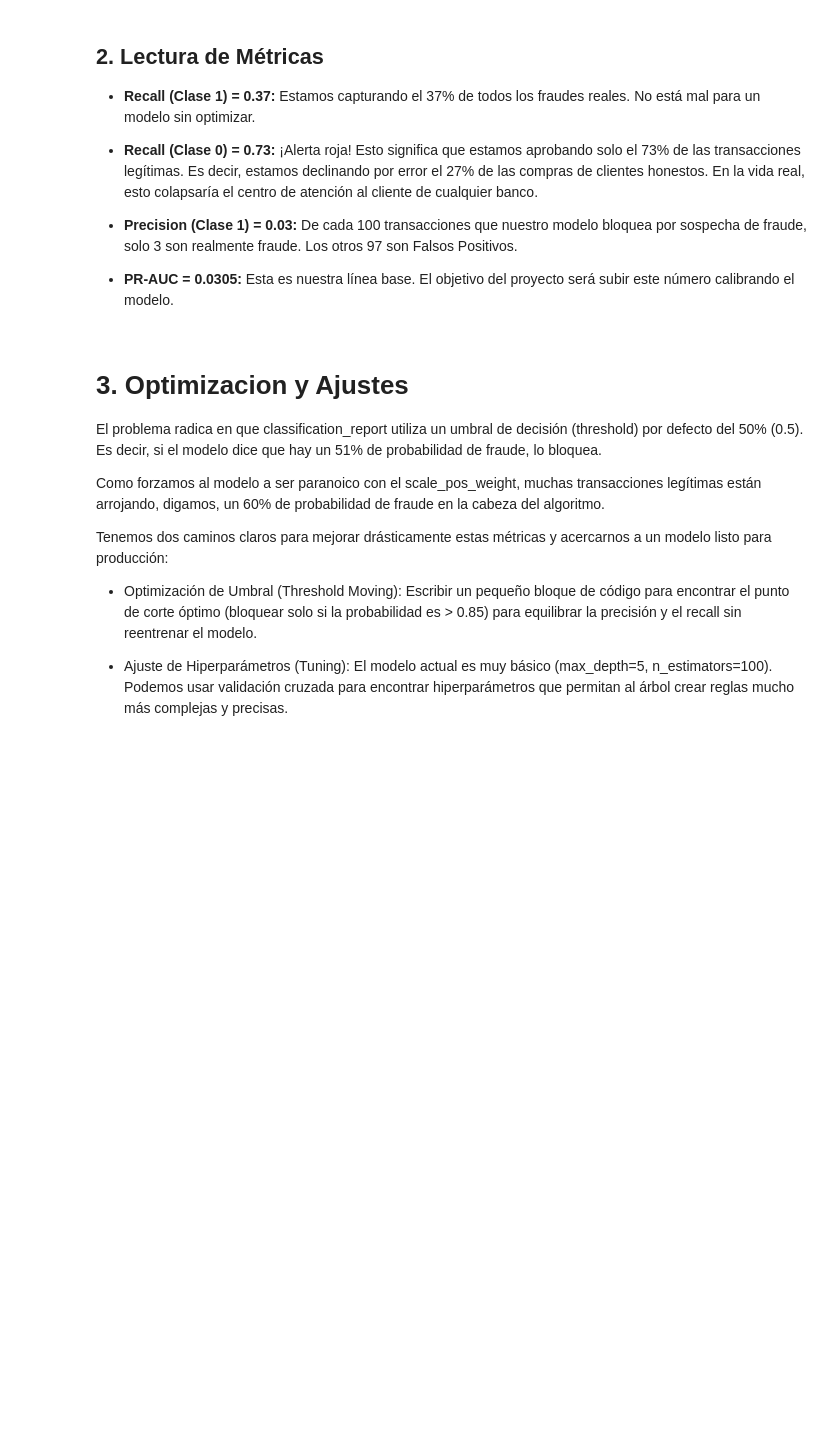
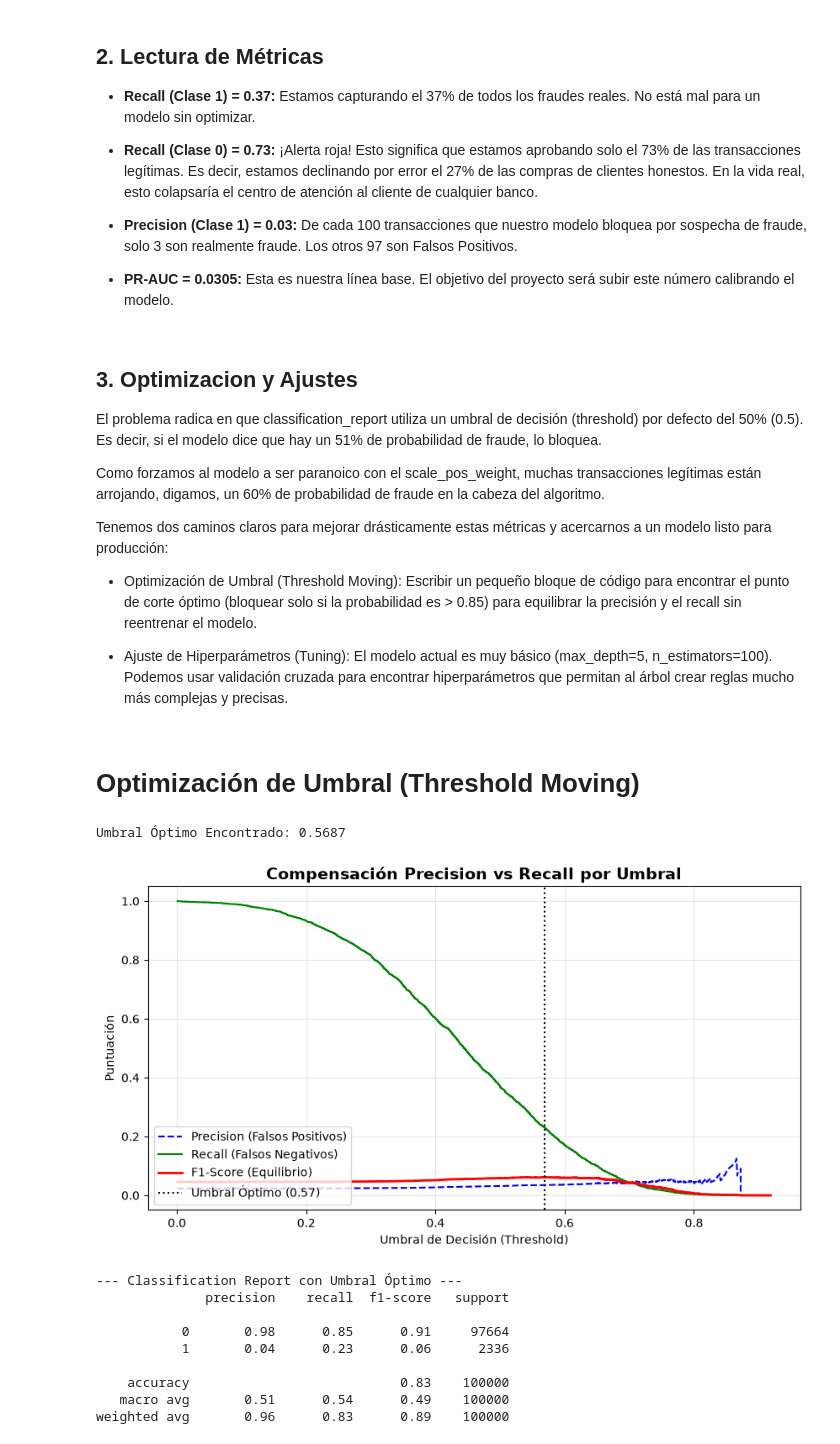
Before and after one commit to JorgeHdzRiv/Fintech-Fraud-Detection, a Jupyter notebook: notebooks/03_Modeling_Baseline.ipynb, the cells around one changed output. Drawn from its saved outputs; the diff is of its cells as text; code cells hidden in the pictures; blank space fills up the shorter version.

Commit message:
Optimizacion Umbral

```diff
--- a/notebooks/03_Modeling_Baseline.ipynb
+++ b/notebooks/03_Modeling_Baseline.ipynb
@@ -47,7 +49,7 @@ El modelo hizo exactamente lo que le pedimos: se volvió extremadamente paranoic
 
 * **PR-AUC = 0.0305:** Esta es nuestra línea base. El objetivo del proyecto será subir este número calibrando el modelo.
 # %% [markdown]
-# **3. Optimizacion y Ajustes**
+## **3. Optimizacion y Ajustes**
 
 El problema radica en que classification_report utiliza un umbral de decisión (threshold) por defecto del 50% (0.5). Es decir, si el modelo dice que hay un 51% de probabilidad de fraude, lo bloquea.
 
@@ -58,3 +60,56 @@ Tenemos dos caminos claros para mejorar drásticamente estas métricas y acercar
 * Optimización de Umbral (Threshold Moving): Escribir un pequeño bloque de código para encontrar el punto de corte óptimo (bloquear solo si la probabilidad es > 0.85) para equilibrar la precisión y el recall sin reentrenar el modelo.
 
 * Ajuste de Hiperparámetros (Tuning): El modelo actual es muy básico (max_depth=5, n_estimators=100). Podemos usar validación cruzada para encontrar hiperparámetros que permitan al árbol crear reglas mucho más complejas y precisas.
+# %% [markdown]
+# **Optimización de Umbral (Threshold Moving)**
+# %%
+import matplotlib.pyplot as plt
+import numpy as np
+from sklearn.metrics import precision_recall_curve, classification_report
+
+# 1. Extraemos las probabilidades de la clase positiva (Fraude)
+y_pred_proba = model.predict_proba(X_test)[:, 1]
+
+# 2. Calculamos Precision y Recall para todos los umbrales posibles
+precisions, recalls, thresholds = precision_recall_curve(y_test, y_pred_proba)
+
+# 3. Calculamos el F1-Score matemático para cada umbral (evitando divisiones por cero)
+f1_scores = 2 * (precisions[:-1] * recalls[:-1]) / (precisions[:-1] + recalls[:-1] + 1e-5)
+
+# 4. Encontramos el índice del mejor F1-Score
+optimal_idx = np.argmax(f1_scores)
+optimal_threshold = thresholds[optimal_idx]
+
+print(f"Umbral Óptimo Encontrado: {optimal_threshold:.4f}")
+
+# 5. Visualización para tu portafolio
+plt.figure(figsize=(10, 5))
+plt.plot(thresholds, precisions[:-1], 'b--', label='Precision (Falsos Positivos)')
+plt.plot(thresholds, recalls[:-1], 'g-', label='Recall (Falsos Negativos)')
+plt.plot(thresholds, f1_scores, 'r-', linewidth=2, label='F1-Score (Equilibrio)')
+plt.axvline(x=optimal_threshold, color='k', linestyle=':', label=f'Umbral Óptimo ({optimal_threshold:.2f})')
+
+plt.title('Compensación Precision vs Recall por Umbral', fontsize=14, fontweight='bold')
+plt.xlabel('Umbral de Decisión (Threshold)')
+plt.ylabel('Puntuación')
+plt.legend(loc='lower left')
+plt.grid(True, alpha=0.3)
+plt.show()
+
+# 6. Evaluamos el modelo con el nuevo umbral
+print("\n--- Classification Report con Umbral Óptimo ---")
+# Si la probabilidad es mayor al umbral, es fraude (1), si no, es legítimo (0)
+y_pred_optimal = (y_pred_proba >= optimal_threshold).astype(int)
+print(classification_report(y_test, y_pred_optimal))
+# %% [output]
+Umbral Óptimo Encontrado: 0.5687
+[figure, added]
+--- Classification Report con Umbral Óptimo ---
+              precision    recall  f1-score   support
+
+           0       0.98      0.85      0.91     97664
+           1       0.04      0.23      0.06      2336
+
+    accuracy                           0.83    100000
+   macro avg       0.51      0.54      0.49    100000
+weighted avg       0.96      0.83      0.89    100000
```
Also changed, not shown: parts of 4 cells of this notebook, 1 other file.
